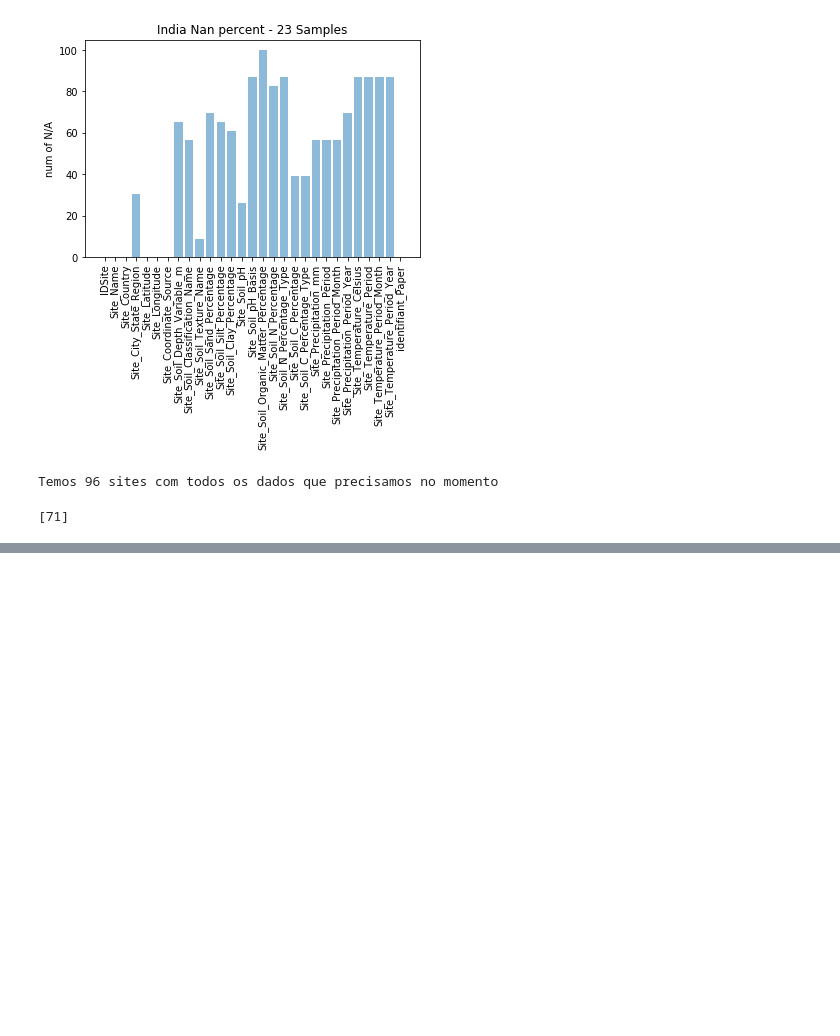
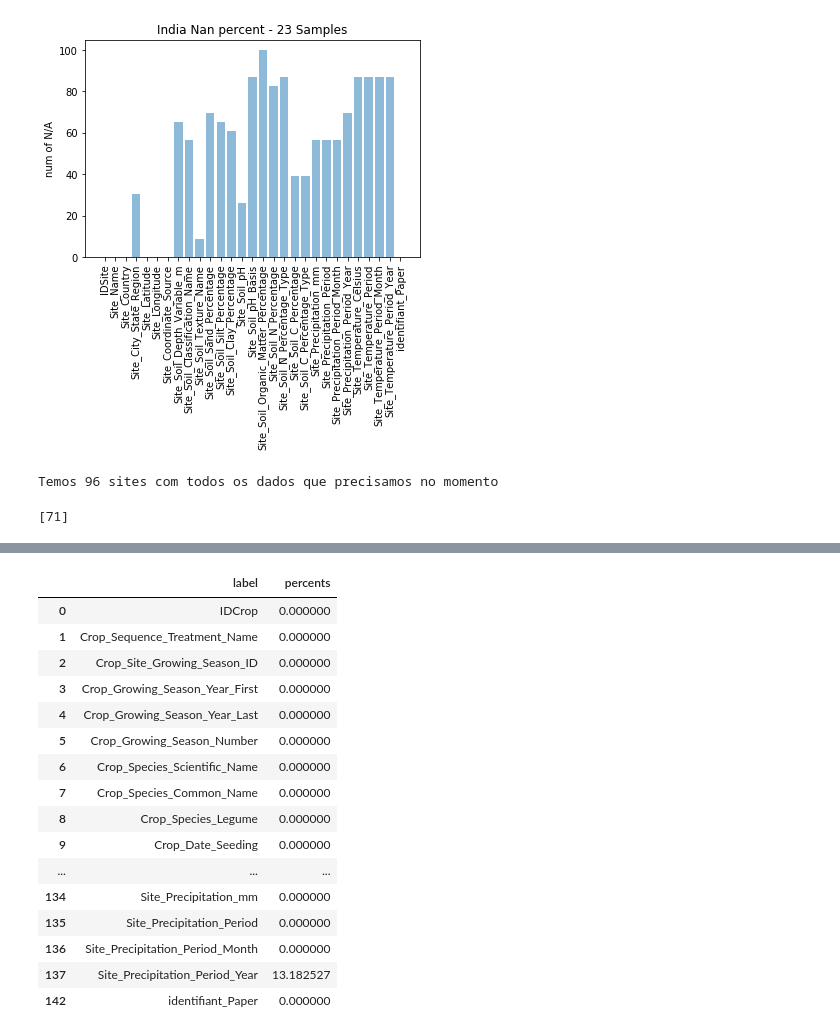
Before and after one commit to FernandoFavoretti/BMSIS-OMNICROP, a Jupyter notebook: notebooks/02.july/BMSIS 02.07.ipynb, the cells around one changed output, grey strips where cells are left out. Drawn from its saved outputs; the diff is of its cells as text; code cells hidden in the pictures; blank space fills up the shorter version.

```diff
--- a/notebooks/02.july/BMSIS 02.07.ipynb
+++ b/notebooks/02.july/BMSIS 02.07.ipynb
@@ -203,0 +109,21 @@ for id in lista_teste:
+# %%
+#df_percents_all.sort_values(['percents'], ascending=[0])
+df_percents_all.loc[df_percents_all['percents'] < 25]
+# %% [output]
+|  | label | percents |
+| 0 | IDCrop | 0.000000 |
+| 1 | Crop_Sequence_Treatment_Name | 0.000000 |
+| 2 | Crop_Site_Growing_Season_ID | 0.000000 |
+| 3 | Crop_Growing_Season_Year_First | 0.000000 |
+| 4 | Crop_Growing_Season_Year_Last | 0.000000 |
+| 5 | Crop_Growing_Season_Number | 0.000000 |
+| 6 | Crop_Species_Scientific_Name | 0.000000 |
+| 7 | Crop_Species_Common_Name | 0.000000 |
+| 8 | Crop_Species_Legume | 0.000000 |
+| 9 | Crop_Date_Seeding | 0.000000 |
+| ... | ... | ... |
+| 134 | Site_Precipitation_mm | 0.000000 |
+| 135 | Site_Precipitation_Period | 0.000000 |
+| 136 | Site_Precipitation_Period_Month | 0.000000 |
+| 137 | Site_Precipitation_Period_Year | 13.182527 |
+| 142 | identifiant_Paper | 0.000000 |
```
Also changed, not shown: parts of 4 cells of this notebook.
